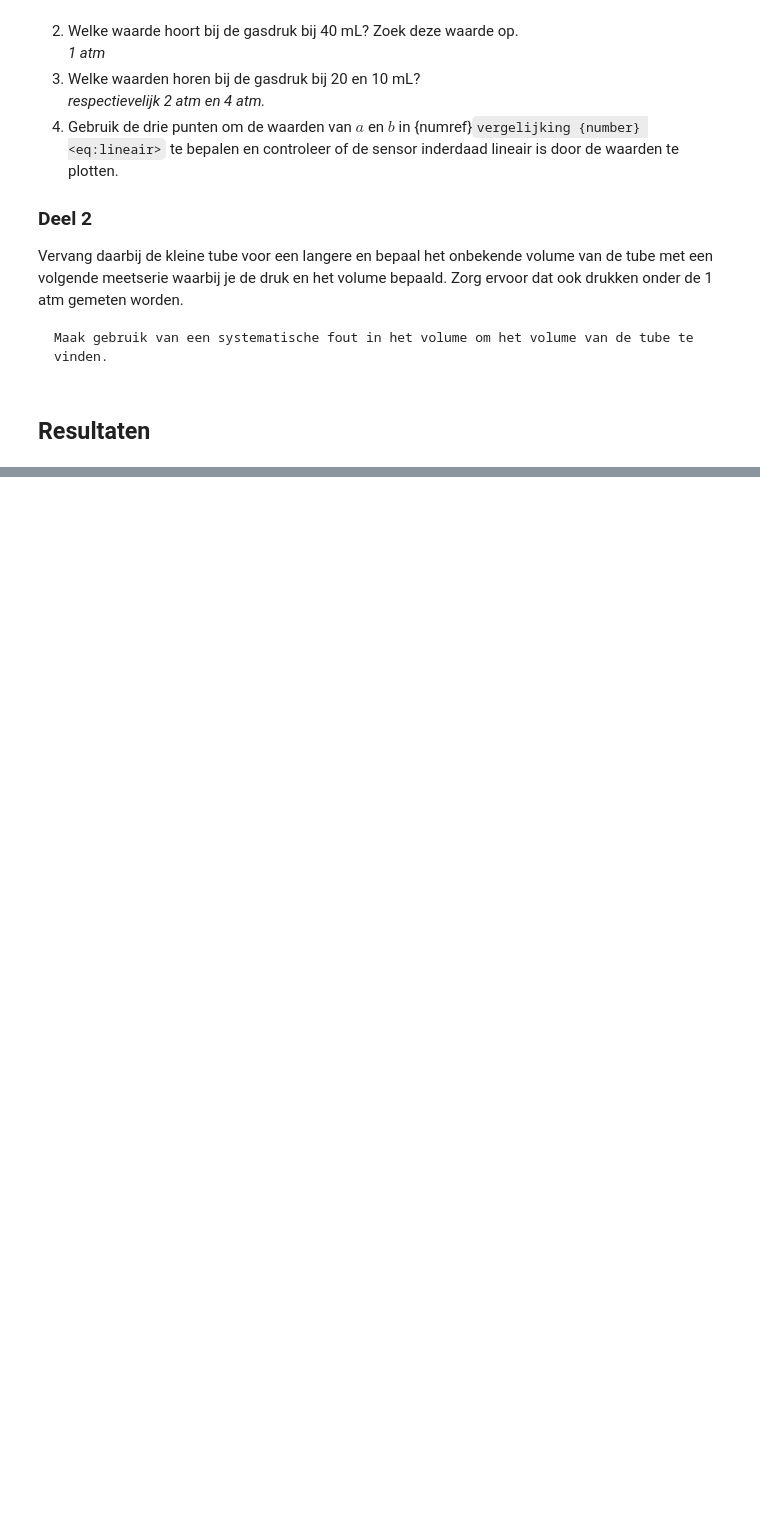
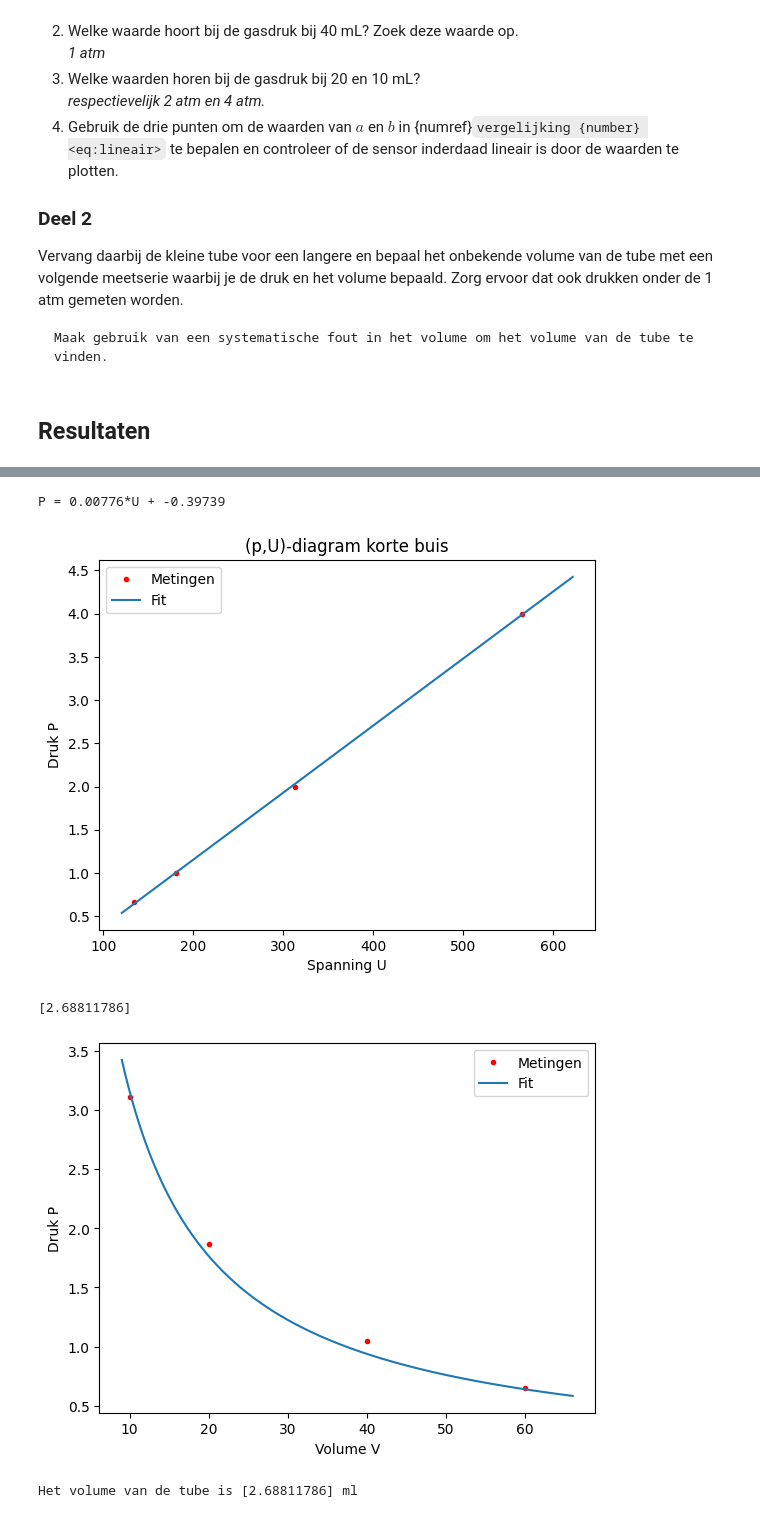
Before and after one commit to SybrenK07/25, a Jupyter notebook: Content/Labs/druksensorijken.ipynb, the cells around one changed output, grey strips where cells are left out. Cells and saved outputs as stored; diff of their text form; code cells hidden in the pictures; blank space fills up the shorter version.

```diff
--- a/Content/Labs/druksensorijken.ipynb
+++ b/Content/Labs/druksensorijken.ipynb
@@ -229,0 +76,66 @@ d = -0.919716
+# %%
+import numpy as np
+import matplotlib.pyplot as plt
+from scipy.optimize import curve_fit
+
+P_druk_1 = np.array([2/3,1,2,4]) #*101.325   # atm
+U_deel_1 = np.array([134,181,313,565])  # V
+U_deel_2 = np.array([135,186,292,452])  # V
+V_deel_1 = np.array([60,40,20,10])
+V_deel_2 = np.array([60,40,20,10])
+
+
+def Druk(U,a,b):
+    return (a*U)+b
+
+
+values_1, pcov_1=curve_fit(Druk,U_deel_1,P_druk_1)
+A = values_1[0]
+B = values_1[1]
+
+print(f"P = {round(A,5)}*U + {round(B,5)}")
+
+U_fit_1 = np.linspace(0.9*min(U_deel_1), 1.1*max(U_deel_1), 1000)
+P_fit_1 = Druk(U_fit_1, A, B)
+
+plt.figure()
+plt.plot(U_deel_1, P_druk_1, "r.", label="Metingen")
+plt.plot(U_fit_1, P_fit_1, label="Fit")
+plt.xlabel("Spanning U")
+plt.ylabel("Druk P")
+plt.title("(p,U)-diagram korte buis")
+plt.legend()
+plt.show()
+
+constante = np.average(P_druk_1*V_deel_1) # = 4053 uit vergelijking 1 volgt dat P*V constant is. Deze berekenen we met de korte buis
+
+
+def DrukVol(V,V_sys):
+    return constante/(V+V_sys)
+
+
+P_druk_2=Druk(U_deel_2,A,B)
+
+values_2, pcov_2=curve_fit(DrukVol,V_deel_2,P_druk_2)
+V_tube_2 = values_2[0]
+
+
+V_fit_2=np.linspace(0.9*min(V_deel_2),1.1*max(V_deel_2),1000)
+P_fit_2=(constante/(V_fit_2+values_2[0]))
+
+
+plt.figure()
+plt.plot(V_deel_2, P_druk_2, "r.", label="Metingen")
+plt.plot(V_fit_2, P_fit_2, label="Fit")
+plt.xlabel("Volume V")
+plt.ylabel("Druk P")
+plt.legend()
+plt.show()
+
+print('Het volume van de tube is', values_2, "ml")
+# %% [output]
+P = 0.00776*U + -0.39739
+[figure, added]
+[2.68811786]
+[figure, added]
+Het volume van de tube is [2.68811786] ml
```
Also changed, not shown: parts of 3 cells of this notebook, 1 other file.
